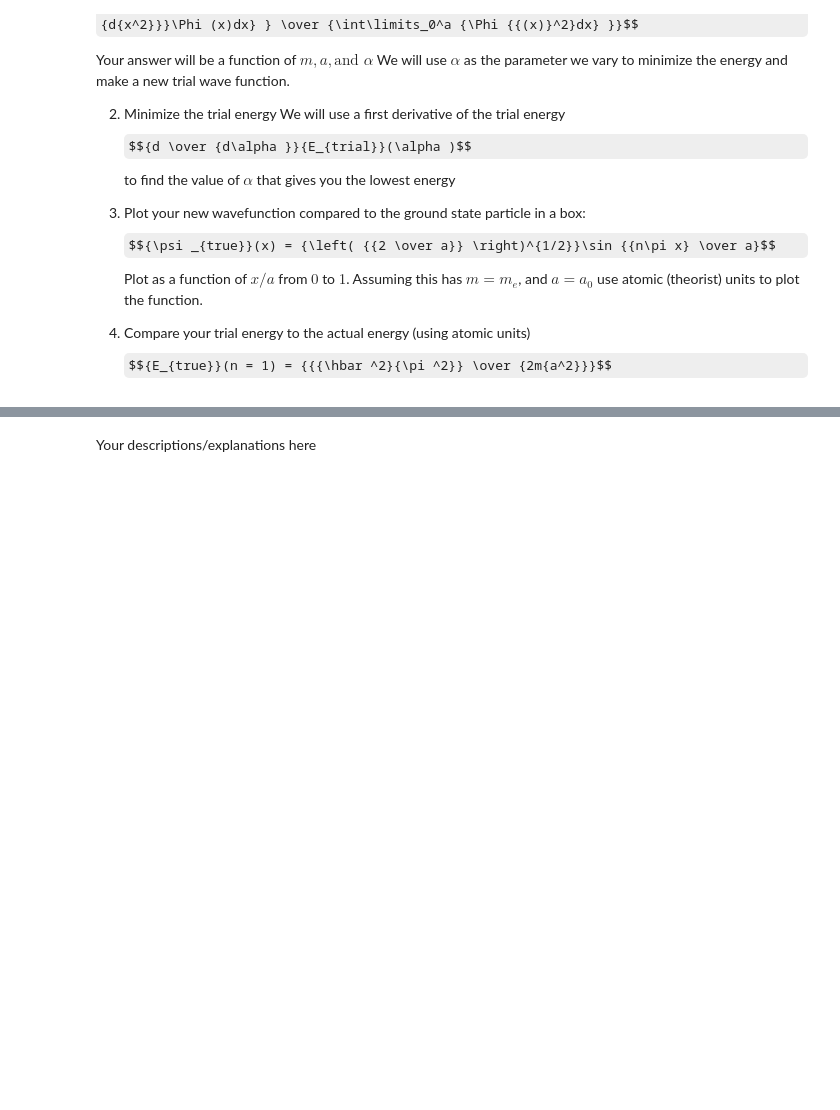
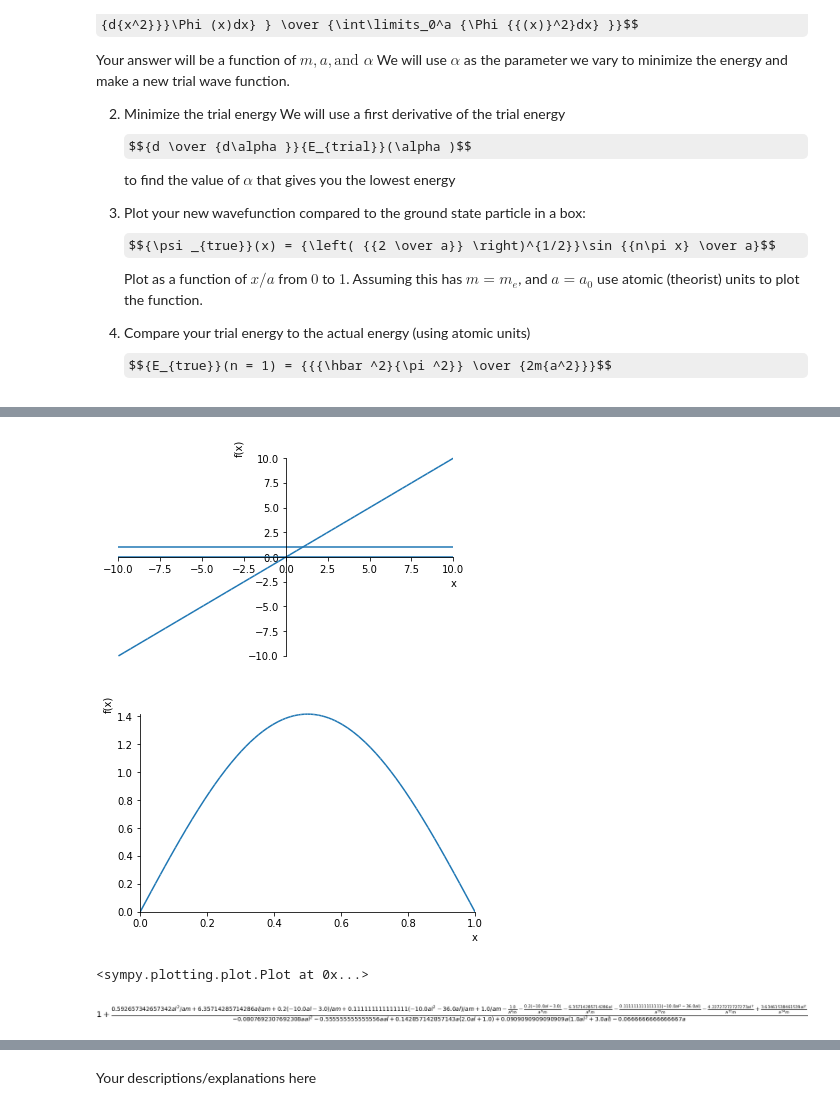
Before and after one commit to sju-chem264-2019/10-3-19-lecture-xren307, a Jupyter notebook: variational-principle.ipynb, the cells around one changed output, grey strips where cells are left out. Cells and saved outputs as stored; diff of their text form; code cells hidden in the pictures; some formulas as TeX source; blank space fills up the shorter version.

Commit message:
Updated wavefunctions

```diff
--- a/variational-principle.ipynb
+++ b/variational-principle.ipynb
@@ -93,0 +113,20 @@ print(etrial)
+# %%
+#3 plot new wavefunction
+
+#sym.plot(etrial2, (al, 0,1))
+#lowest particle
+newphi= phi.subs(al,-0.599050801568574)
+newphi.subs(a,1)
+sym.plot(x,0,1)
+
+groundparticle= (2**(0.5))* sym.sin((sym.pi*x))
+sym.plot(groundparticle, (x, 0,1))
+# %% [output]
+[figure, added]
+[figure, added]
+<sympy.plotting.plot.Plot at 0x...>
+# %%
+lowest
+pi*2/2
+# %% [output]
+[figure, added]
```
Also changed, not shown: parts of 15 cells of this notebook.
